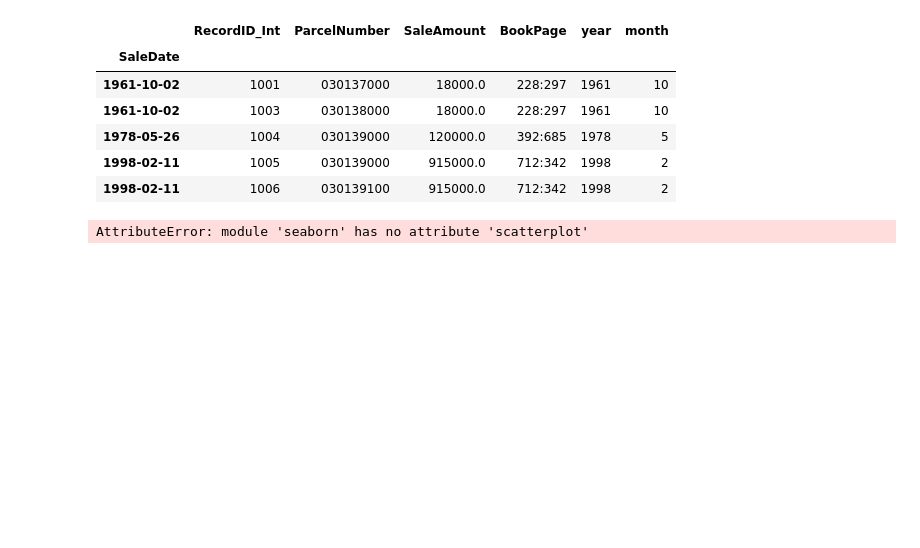
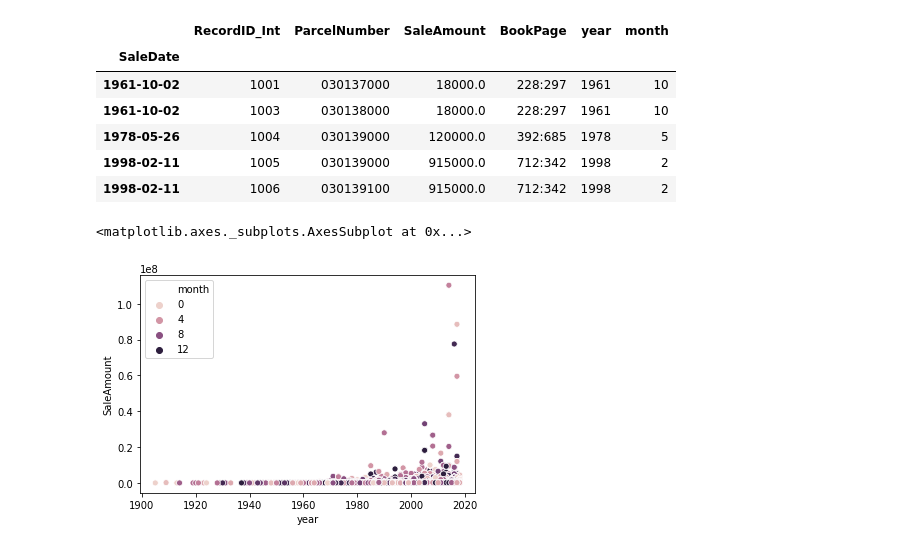
Before and after one commit to veenaramesh/charlottesville_housing, a Jupyter notebook: visualizations-cva-housing.ipynb, the cells around one changed output. Cells and saved outputs as stored; diff of their text form; code cells hidden in the pictures; blank space fills up the shorter version.

```diff
--- a/visualizations-cva-housing.ipynb
+++ b/visualizations-cva-housing.ipynb
@@ -11,11 +20,11 @@ import seaborn as sns
 # %% [markdown]
 ## STEP TWO: Get the data
 # %%
-reba = pd.read_csv("data/Real_Estate_Base_Active.csv")
-usa = pd.read_csv("data/Data USA Cart.csv")
+reba = pd.read_csv("charlottesville_housing/data/Real_Estate_Base_Active.csv")
+usa = pd.read_csv("charlottesville_housing/data/Data USA Cart.csv")
 
 dateparse = lambda dates: pd.datetime.strptime(dates, "%Y-%m-%dT%H:%M:%S.%fZ")
-res = pd.read_csv("data/Real_Estate_Sales.csv", parse_dates=['SaleDate'], index_col = ["SaleDate"], date_parser=dateparse)
+res = pd.read_csv("charlottesville_housing/data/Real_Estate_Sales.csv", parse_dates=['SaleDate'], index_col = ["SaleDate"], date_parser=dateparse)
 # %%
 reba.head()
 # %% [output]
@@ -123,7 +132,7 @@ res.head()
 | 1998-02-11 | 1005 | 030139000 | 915000.0 | 712:342 | 1998 | 2 |
 | 1998-02-11 | 1006 | 030139100 | 915000.0 | 712:342 | 1998 | 2 |
 # %%
-sns.scatterplot(x=res.index, y="SaleAmount", data=res, hue = "year")
-plt.show()
+sns.scatterplot(x="year", y="SaleAmount", data=res, hue = "month")
 # %% [output]
-AttributeError: module 'seaborn' has no attribute 'scatterplot'
+<matplotlib.axes._subplots.AxesSubplot at 0x...>
+[figure, added]
```
Also changed, not shown: parts of 1 cell of this notebook.
